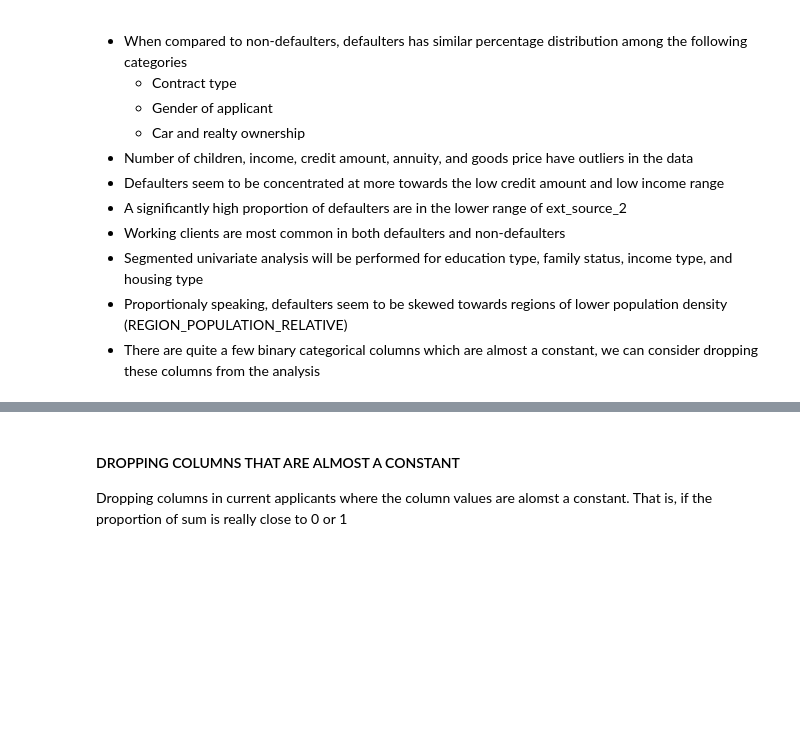
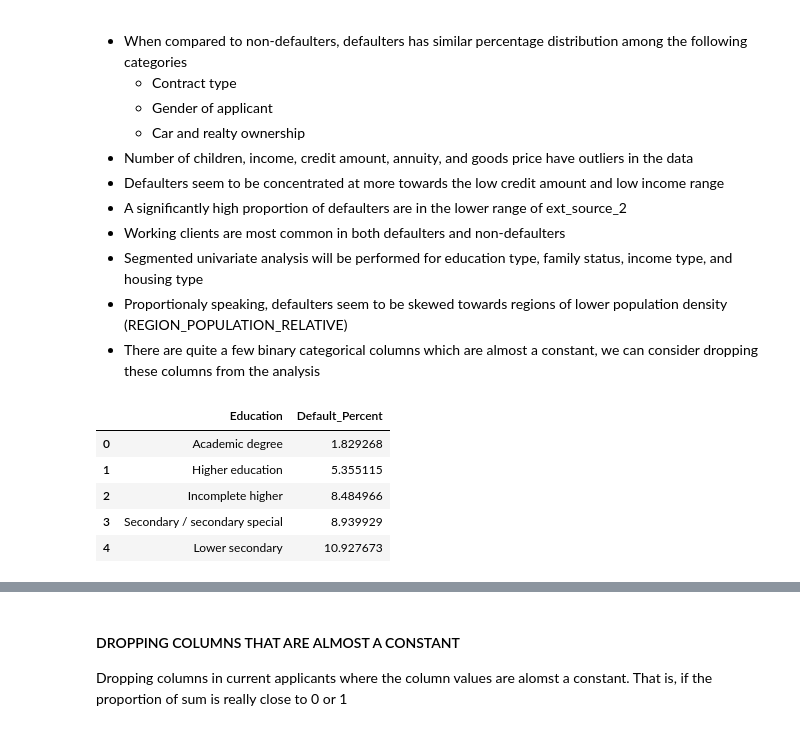
Before and after one commit to tthakur2015/Credit-Analysis, a Jupyter notebook: Credit EDA Notebook - Tejas Thakur.ipynb, the cells around one changed output, grey strips where cells are left out. Saved outputs shown, nothing was run; the diff lists cells and outputs as text; code cells hidden in the pictures; blank space fills up the shorter version.

```diff
--- a/Credit EDA Notebook - Tejas Thakur.ipynb
+++ b/Credit EDA Notebook - Tejas Thakur.ipynb
@@ -419,3 +415,19 @@ for col in inp1.columns[2:]:
 - Segmented univariate analysis will be performed for education type, family status, income type, and housing type
 - Proportionaly speaking, defaulters seem to be skewed towards regions of lower population density (REGION_POPULATION_RELATIVE)
 - There are quite a few binary categorical columns which are almost a constant, we can consider dropping these columns from the analysis
+# %%
+df = pd.DataFrame( (inp1[inp1.TARGET == 1].NAME_EDUCATION_TYPE.value_counts()*100)/
+                                  (inp1.NAME_EDUCATION_TYPE.value_counts()) )
+
+df.sort_values("NAME_EDUCATION_TYPE",inplace=True)
+df.reset_index(inplace = True)
+df.columns = ["Education","Default_Percent"]
+df.Default_Percent.fillna(0)
+df
+# %% [output]
+|  | Education | Default_Percent |
+| 0 | Academic degree | 1.829268 |
+| 1 | Higher education | 5.355115 |
+| 2 | Incomplete higher | 8.484966 |
+| 3 | Secondary / secondary special | 8.939929 |
+| 4 | Lower secondary | 10.927673 |
```
Also changed, not shown: parts of 15 cells of this notebook.
